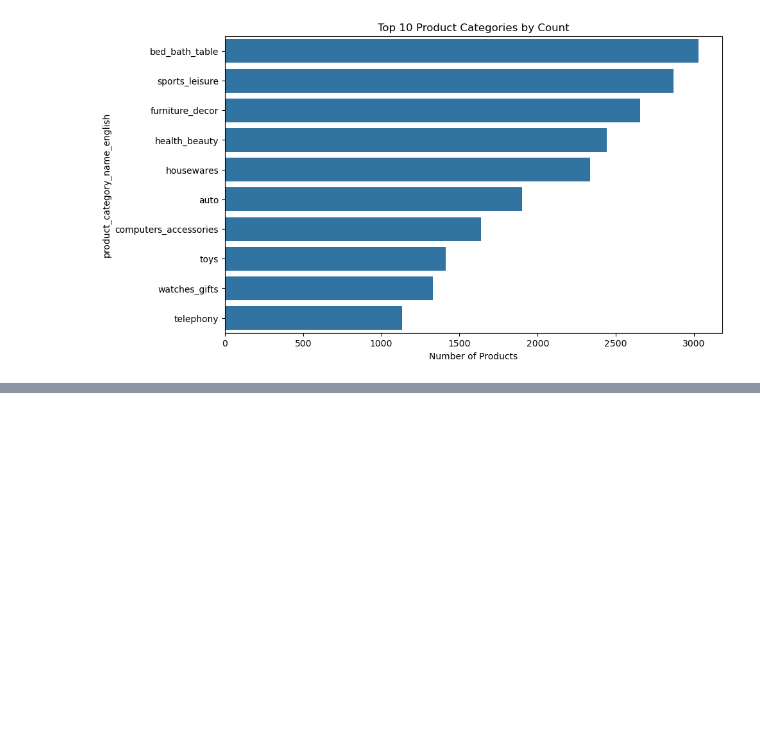
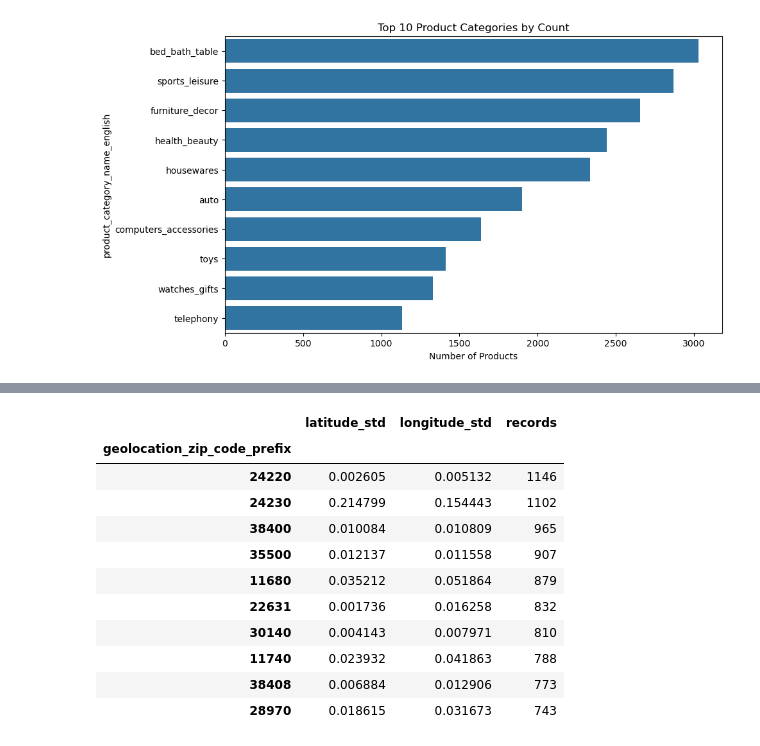
Before and after one commit to AminrezaAman/brazilian-ecommerce-analytics, a Jupyter notebook: notebooks/03_Exploratory_Data_Analysis.ipynb, the cells around one changed output, grey strips where cells are left out. Drawn from its saved outputs; the diff is of its cells as text; code cells hidden in the pictures; blank space fills up the shorter version.

```diff
--- a/notebooks/03_Exploratory_Data_Analysis.ipynb
+++ b/notebooks/03_Exploratory_Data_Analysis.ipynb
@@ -528,0 +623,9 @@ plt.show()
+# %%
+before = len(geolocation_cleaned)
+
+geolocation_cleaned = geolocation_cleaned.drop_duplicates().copy()
+
+after = len(geolocation_cleaned)
+
+print(f"Removed rows: {before - after:,}")
+print(f"Rows after deduplication: {after:,}")
@@ -528,0 +678,28 @@ plt.show()
+# %%
+geo_variability = (
+    geolocation_cleaned
+    .groupby('geolocation_zip_code_prefix')
+    .agg(
+        latitude_std=('geolocation_lat', 'std'),
+        longitude_std=('geolocation_lng', 'std'),
+        records=('geolocation_lat', 'size')
+    )
+)
+
+geo_variability.sort_values(
+    'records',
+    ascending=False
+).head(10)
+# %% [output]
+|  | latitude_std | longitude_std | records |
+| geolocation_zip_code_prefix |  |  |  |
+| 24220 | 0.002605 | 0.005132 | 1146 |
+| 24230 | 0.214799 | 0.154443 | 1102 |
+| 38400 | 0.010084 | 0.010809 | 965 |
+| 35500 | 0.012137 | 0.011558 | 907 |
+| 11680 | 0.035212 | 0.051864 | 879 |
+| 22631 | 0.001736 | 0.016258 | 832 |
+| 30140 | 0.004143 | 0.007971 | 810 |
+| 11740 | 0.023932 | 0.041863 | 788 |
+| 38408 | 0.006884 | 0.012906 | 773 |
+| 28970 | 0.018615 | 0.031673 | 743 |
```
Also changed, not shown: parts of 25 cells of this notebook.
